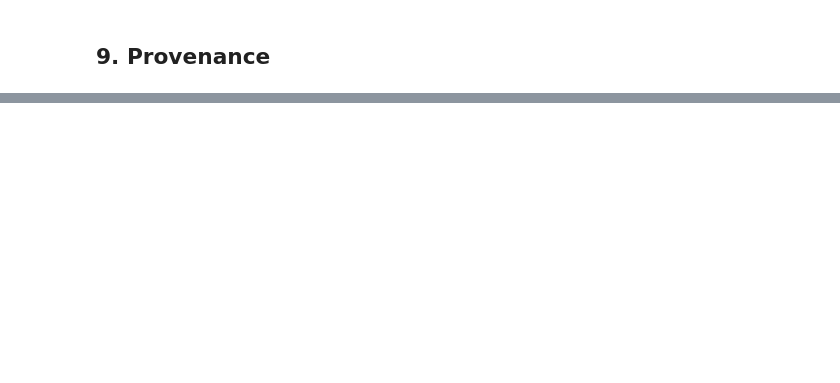
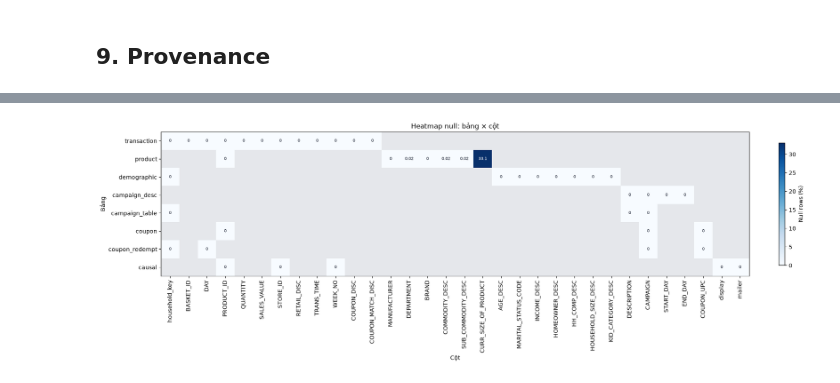
Before and after one commit to manhhungtr211/Propensity---Dunnhumby, a Jupyter notebook: notebooks/00_data_overview.ipynb, the cells around one changed output, grey strips where cells are left out. Drawn from its saved outputs; the diff is of its cells as text; code cells hidden in the pictures; blank space fills up the shorter version.

```diff
--- a/notebooks/00_data_overview.ipynb
+++ b/notebooks/00_data_overview.ipynb
@@ -200,0 +348,85 @@ plt.show()
+# %%
+def build_null_heatmap(raw_dir, chunk_rows=250_000, null_tokens=NULL_TEXT_TOKENS):
+    table_null_rates = {}
+    for table_name, table_info in DUNNHUMBY_CATALOG.items():
+        null_counts = None
+        n_rows = 0
+        for chunk in pd.read_csv(
+            raw_dir / table_info.filename,
+            chunksize=chunk_rows,
+            keep_default_na=False,
+        ):
+            chunk_null_counts = pd.Series({
+                column: int(extended_null_mask(
+                    chunk[column], null_tokens=null_tokens
+                ).sum())
+                for column in chunk.columns
+            })
+            null_counts = (
+                chunk_null_counts
+                if null_counts is None
+                else null_counts.add(chunk_null_counts, fill_value=0)
+            )
+            n_rows += len(chunk)
+        table_null_rates[table_name] = (
+            null_counts / n_rows * 100 if n_rows else pd.Series(dtype="float64")
+        )
+    return pd.DataFrame.from_dict(table_null_rates, orient="index").rename_axis(
+        index="table", columns="column"
+    )
+
+null_heatmap = build_null_heatmap(raw_dir)
+heatmap_values = null_heatmap.to_numpy(dtype="float64")
+heatmap_max = max(1.0, float(null_heatmap.max(axis=None, skipna=True)))
+heatmap_cmap = plt.colormaps["Blues"].copy()
+heatmap_cmap.set_bad("#E5E7EB")
+
+null_heatmap_figure, null_heatmap_axis = plt.subplots(
+    figsize=(max(14, 0.55 * len(null_heatmap.columns)), 6),
+    layout="constrained",
+)
+null_heatmap_image = null_heatmap_axis.imshow(
+    heatmap_values,
+    aspect="auto",
+    cmap=heatmap_cmap,
+    vmin=0,
+    vmax=heatmap_max,
+)
+null_heatmap_axis.set_xticks(
+    range(len(null_heatmap.columns)), null_heatmap.columns, rotation=90
+)
+null_heatmap_axis.set_yticks(
+    range(len(null_heatmap.index)), null_heatmap.index
+)
+for row_index, table_name in enumerate(null_heatmap.index):
+    for column_index, column_name in enumerate(null_heatmap.columns):
+        value = null_heatmap.loc[table_name, column_name]
+        if pd.notna(value):
+            null_heatmap_axis.text(
+                column_index,
+                row_index,
+                (
+                    "0"
+                    if value == 0
+                    else f"{value:.2f}"
+                    if value < 0.1
+                    else f"{value:.1f}"
+                ),
+                ha="center",
+                va="center",
+                fontsize=7,
+                color="white" if value > heatmap_max * 0.55 else "#0F172A",
+            )
+null_heatmap_axis.set(
+    title="Heatmap null: bảng × cột",
+    xlabel="Cột",
+    ylabel="Bảng",
+)
+null_heatmap_figure.colorbar(
+    null_heatmap_image, ax=null_heatmap_axis, label="Null rows (%)", shrink=0.85
+)
+plt.show()
+
+null_heatmap
+# %% [output]
+[figure, added]
```
Also changed, not shown: parts of 24 cells of this notebook, 13 other files.
